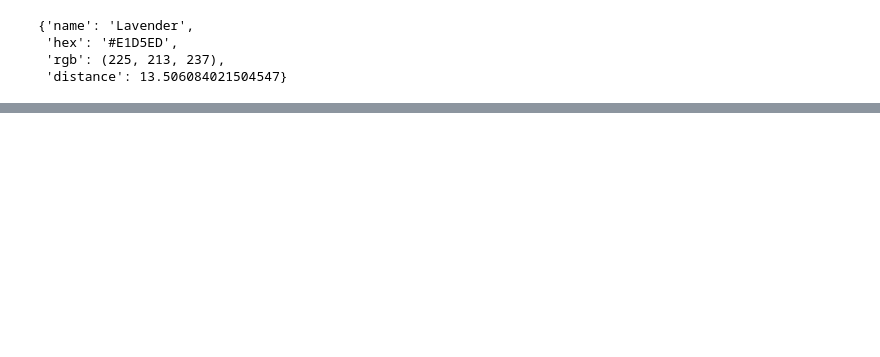
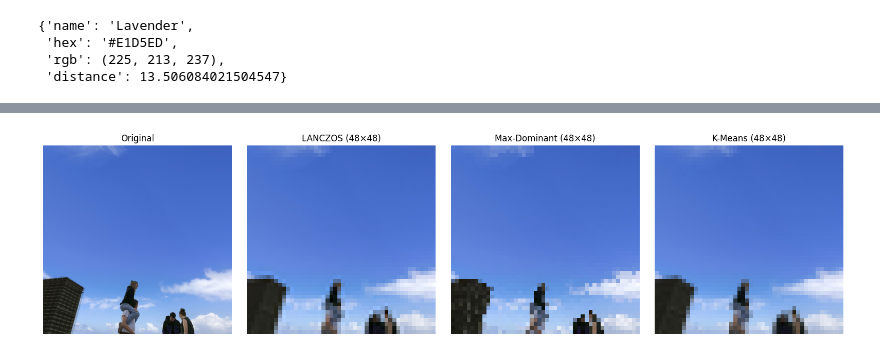
Before and after one commit to jonathantiedchen/mosaic-me, a Jupyter notebook: color_test.ipynb, the cells around one changed output, grey strips where cells are left out. Drawn from its saved outputs; the diff is of its cells as text; code cells hidden in the pictures; blank space fills up the shorter version.

```diff
--- a/color_test.ipynb
+++ b/color_test.ipynb
@@ -102,0 +165,93 @@ find_closest_lego_color(228, 228, 228, LEGO_COLORS_SQUARE_AVAILABLE)
+# %%
+import numpy as np
+from PIL import Image
+import matplotlib.pyplot as plt
+from collections import Counter
+from sklearn.cluster import KMeans
+import os
+
+# === CONFIGURATION ===
+image_path = "sample3.jpg"
+mosaic_size = 48           # Output mosaic resolution (e.g. 48×48)
+block_size = 4             # Pixels per block
+resized_dim = mosaic_size * block_size
+
+# === Load and resize image ===
+if os.path.exists(image_path):
+    image = Image.open(image_path).convert("RGB")
+else:
+    raise FileNotFoundError("Image not found.")
+
+# Resize original image to an even multiple of the mosaic size
+image_resized = image.resize((resized_dim, resized_dim), Image.Resampling.LANCZOS)
+
+# === Method 1: LANCZOS Downscale ===
+averaged_image = image.resize((mosaic_size, mosaic_size), Image.Resampling.LANCZOS)
+
+# === Method 2: Max-Dominant Color ===
+def compute_dominant_color_blockwise(image, block_size):
+    img_np = np.array(image)
+    h, w, _ = img_np.shape
+    blocks_y = h // block_size
+    blocks_x = w // block_size
+    mosaic = np.zeros((blocks_y, blocks_x, 3), dtype=np.uint8)
+
+    for y in range(blocks_y):
+        for x in range(blocks_x):
+            block = img_np[y*block_size:(y+1)*block_size, x*block_size:(x+1)*block_size]
+            flat = block.reshape(-1, 3)
+            dominant = Counter(map(tuple, flat)).most_common(1)[0][0]
+            mosaic[y, x] = dominant
+
+    return Image.fromarray(mosaic, "RGB")
+
+dominant_image = compute_dominant_color_blockwise(image_resized, block_size)
+
+# === Method 3: K-Means per block ===
+def compute_kmeans_color_blockwise(image, block_size, n_clusters=1):
+    img_np = np.array(image)
+    h, w, _ = img_np.shape
+    blocks_y = h // block_size
+    blocks_x = w // block_size
+    mosaic = np.zeros((blocks_y, blocks_x, 3), dtype=np.uint8)
+
+    for y in range(blocks_y):
+        for x in range(blocks_x):
+            block = img_np[y*block_size:(y+1)*block_size, x*block_size:(x+1)*block_size]
+            flat = block.reshape(-1, 3)
+            if flat.shape[0] == 0:
+                continue
+            try:
+                kmeans = KMeans(n_clusters=n_clusters, n_init=10, random_state=42)
+                kmeans.fit(flat)
+                color = kmeans.cluster_centers_[0].astype(np.uint8)
+            except:
+                color = np.array([0, 0, 0], dtype=np.uint8)
+            mosaic[y, x] = color
+
+    return Image.fromarray(mosaic, "RGB")
+
+kmeans_image = compute_kmeans_color_blockwise(image_resized, block_size)
+
+# === Plot all ===
+fig, axes = plt.subplots(1, 4, figsize=(16, 4))
+axes[0].imshow(image)
+axes[0].set_title("Original")
+axes[0].axis("off")
+
+axes[1].imshow(averaged_image)
+axes[1].set_title("LANCZOS (48×48)")
+axes[1].axis("off")
+
+axes[2].imshow(dominant_image)
+axes[2].set_title("Max-Dominant (48×48)")
+axes[2].axis("off")
+
+axes[3].imshow(kmeans_image)
+axes[3].set_title("K-Means (48×48)")
+axes[3].axis("off")
+
+plt.tight_layout()
+plt.show()
+# %% [output]
+[figure, added]
```
Also changed, not shown: parts of 2 cells of this notebook.
